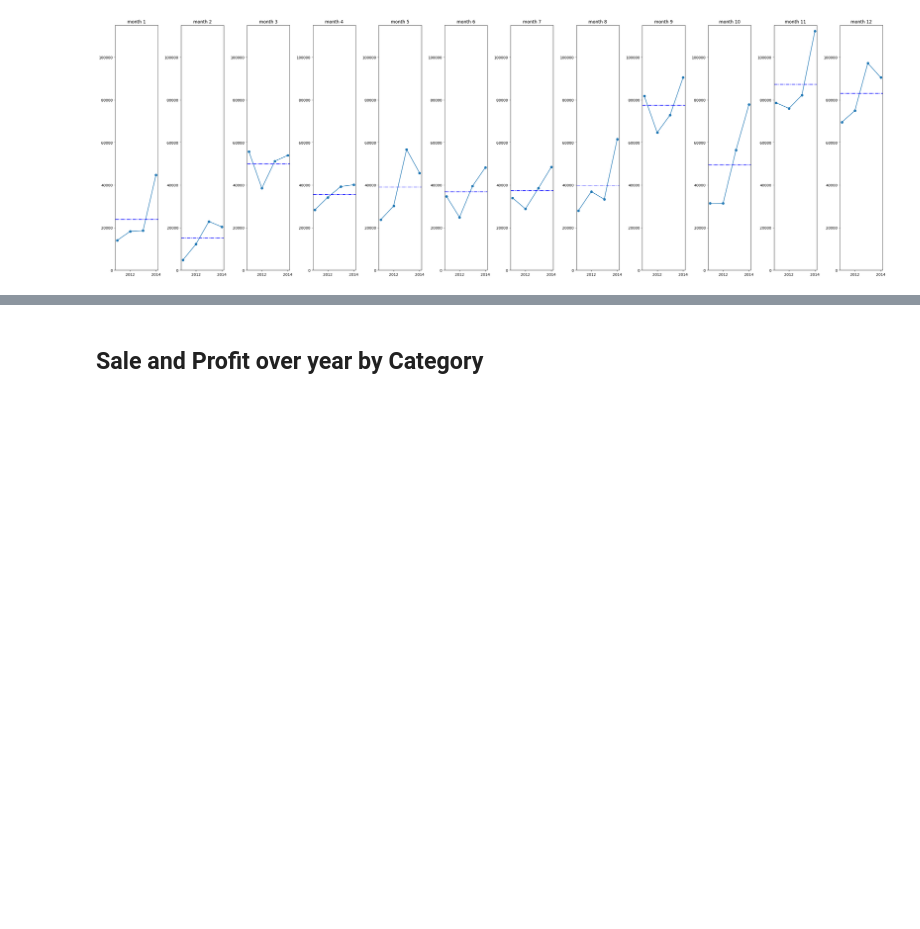
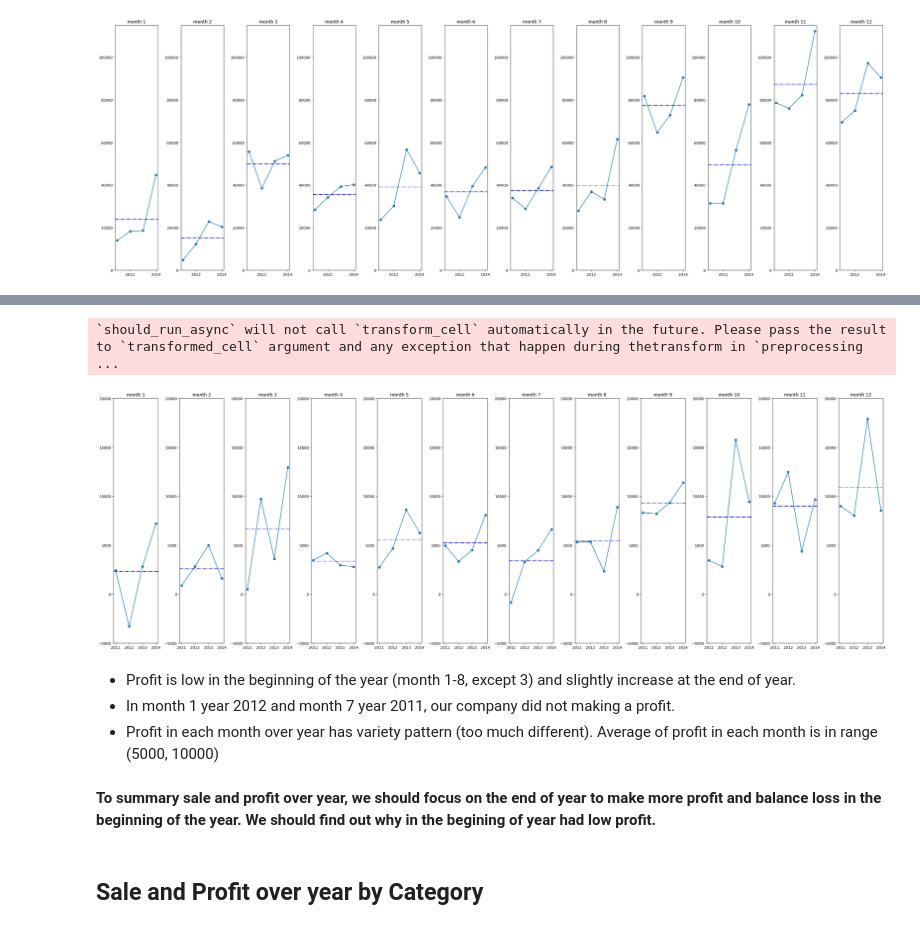
Before and after one commit to Krittapad12348/Superstore_Analysis, a Jupyter notebook: superstore_python.ipynb, the cells around one changed output, grey strips where cells are left out. Drawn from its saved outputs; the diff is of its cells as text; code cells hidden in the pictures; blank space fills up the shorter version.

```diff
--- a/superstore_python.ipynb
+++ b/superstore_python.ipynb
@@ -233,3 +212,24 @@ fig.show()
+# %%
+agg_df = ss.groupby(['Order Year', 'Order Month'])['Profit'].sum().reset_index()
+fig, axs = plt.subplots(ncols=12, figsize=(30, 10))
+year = list(agg_df['Order Year'].unique())
+for month in range(12):
+  lol=[agg_df[(agg_df['Order Year'] == i) & (agg_df['Order Month'] == month+1)].values[0][2] for i in year]
+  axs[month].plot(year, lol, marker='o', linestyle='-', label=f'Year {year}')
+  axs[month].axhline(y=agg_df[agg_df['Order Month'] == month+1]['Profit'].sum()/4, color='b', linestyle='-.', label='Ref Average')
+  axs[month].set_ylim(-5000, 20000)
+  axs[month].set_title('month {}'.format(month+1))
+plt.tight_layout()
+plt.show()
+# %% [output]
+`should_run_async` will not call `transform_cell` automatically in the future. Please pass the result to `transformed_cell` argument and any exception that happen during thetransform in `preprocessing ...
+[figure, added]
+# %% [markdown]
+- Profit is low in the beginning of the year (month 1-8, except 3) and slightly increase at the end of year.
+- In month 1 year 2012 and month 7 year 2011, our company did not making a profit.
+- Profit in each month over year has variety pattern (too much different). Average of profit in each month is in range (5000, 10000)
+# %% [markdown]
+**To summary sale and profit over year, we should focus on the end of year to make more profit and balance loss in the beginning of the year. We should find out why in the begining of year had low profit.**
 # %% [markdown]
 ## Sale and Profit over year by Category
 # %%
```
Also changed, not shown: parts of 21 cells of this notebook.
